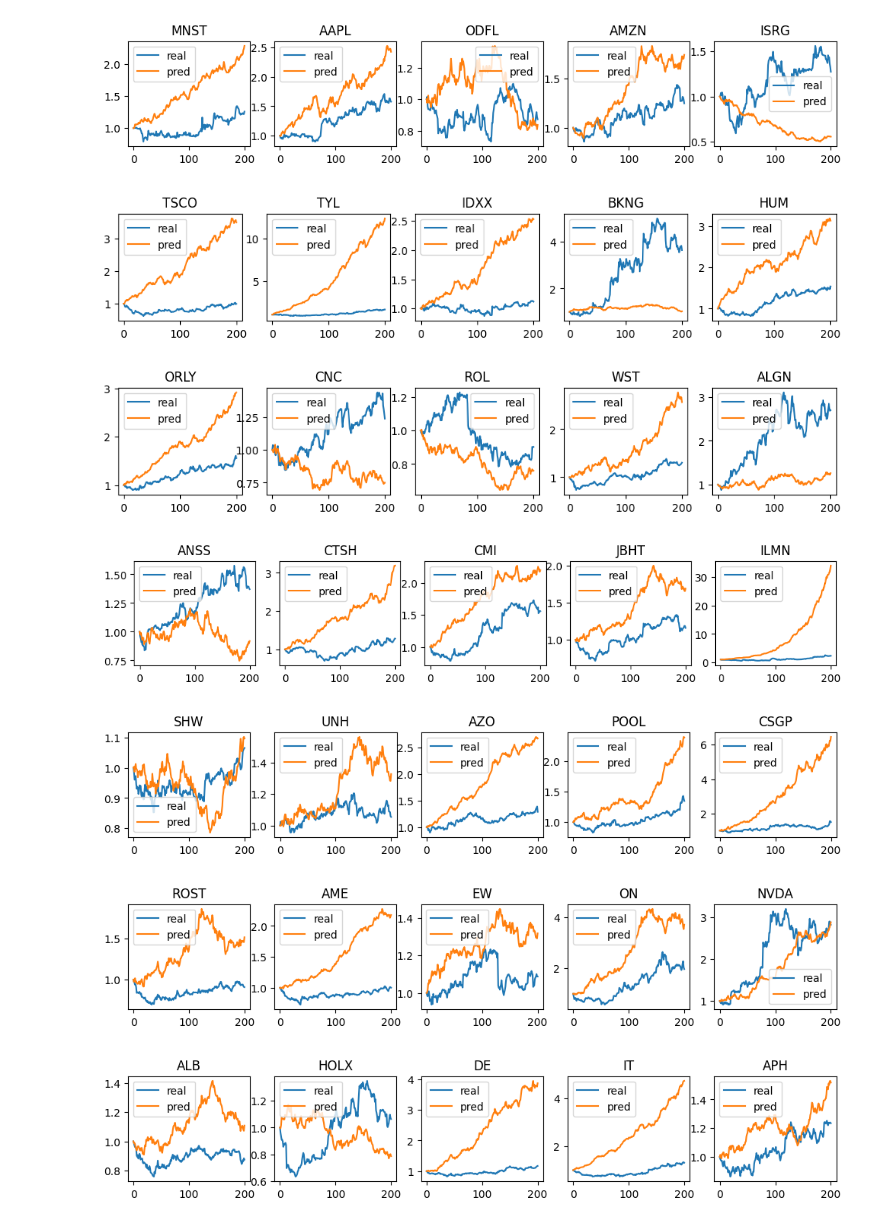
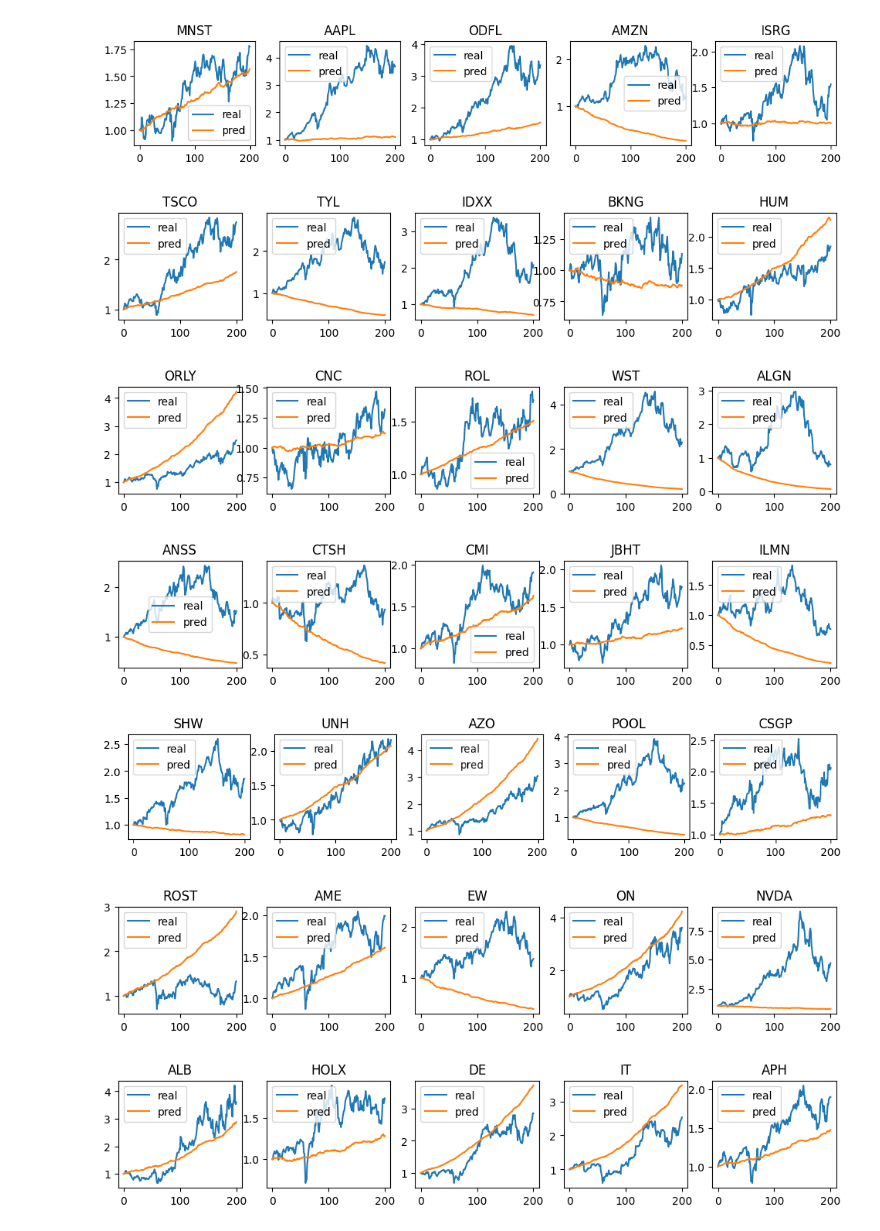
Before and after one commit to ChoiInYeol/Asset-pricing-models-using-deep-learning-networks, a Jupyter notebook: 3. Factor_Model+RecommandSystem-Stock copy.ipynb, the cells around one changed output. Drawn from its saved outputs; the diff is of its cells as text; code cells hidden in the pictures.

```diff
--- a/3. Factor_Model+RecommandSystem-Stock copy.ipynb
+++ b/3. Factor_Model+RecommandSystem-Stock copy.ipynb
@@ -1,24 +23,23 @@
 # %%
-# 행렬 분해 : R = F * B
-# NaN이 포함된 R이 주어졌을 때 행렬 F, B를 추정한다. (by Stochastic Gradient Descent)
-import numpy as np
-import numba as nb
-import matplotlib.pyplot as plt
-import pandas as pd
+K = 10 # number of factors
 
-df = pd.read_csv("top50-Stock_LogReturn.csv", index_col="Date")[:462]
-E = df.mean(axis=0)
-X = df - E
+# 주간 수익률 데이터를 읽어온다.
+rtn_df = pd.read_csv('top50-W-Stock_LogReturn.csv', index_col='Date')
+rtn_R = np.array(rtn_df)
+
+N_ROW = rtn_df.shape[0] # time 개수
+N_COL = rtn_R.shape[1] # item (종목) 개수
+
+# mean centering
+E = rtn_R.mean(axis=0).reshape(1, N_COL)
+cent_R = rtn_R - E
 
 # User-item matrix
 N = np.NaN
-R = np.array(X)
+R = np.array(cent_R)
 
 print('\nExpected :')
 print(E.round(4))
-
-N_ROW = R.shape[0]
-N_COL = R.shape[1]
 
 @nb.jit
 # SGD로 행렬 F, B를 업데이트한다.
@@ -76,7 +97,6 @@ def factorize_matrix(matR, k, max_iter=1000, alpha=0.01, gamma=0.01, err_limit=1
 
     return F, B.T, err_hist
 
-K = 10               # number of factors
 F, B, err = factorize_matrix(R, K)
 ER = np.dot(F, B)   # estimated R
 
@@ -155,34 +165,34 @@ Date
 # %%
 # F, B로 추정한 주가와 실제 주가 차트를 비교한다.
-sym2idx = {k:v for v, k in enumerate(list(df.columns))}
+sym2idx = {k:v for v, k in enumerate(list(rtn_df.columns))}
 idx2sym = {v:k for k, v in sym2idx.items()}
 
-rtn_EFB = ER + np.dot(F, B)  # 추정된 수익률
+rtn_EFB = E + np.dot(F, B)  # 추정된 수익률
 def calc_price(r):
     prc = [1.0]
     for i in r:
         prc.append(prc[-1] * np.exp(i))
     return prc
 
 # 10행 5열의 plot chart를 그린다.
 n_from = -200   # 최근 200 weeks (약 4년)의 주가 차트
 for i in np.arange(0, N_COL, 5):
     fig = plt.figure(figsize=(12, 1.8))
     for j in np.arange(i, i+5):
         # 추정 주가와 실제 주가를 계산한다.
         pred_price = calc_price(rtn_EFB[:, j][n_from:])
-        real_price = calc_price(R[:, j][n_from:])
+        real_price = calc_price(rtn_R[:, j][n_from:])
         ax = fig.add_subplot(1, 5, j % 5 + 1)
         ax.plot(real_price, label='real')
         ax.plot(pred_price, label='pred')
         ax.legend()
         ax.set_title(idx2sym[j])
     plt.show()
 # %% [output]
-[figure, old version]
+[figure, new version]
-[figure, old version]
+[figure, new version]
-[figure, old version]
+[figure, new version]
-[figure, old version]
+[figure, new version]
-[figure, old version]
+[figure, new version]
-[figure, old version]
+[figure, new version]
-[figure, old version]
+[figure, new version]
```
Also changed, not shown: parts of 6 cells of this notebook, 5 other files.
